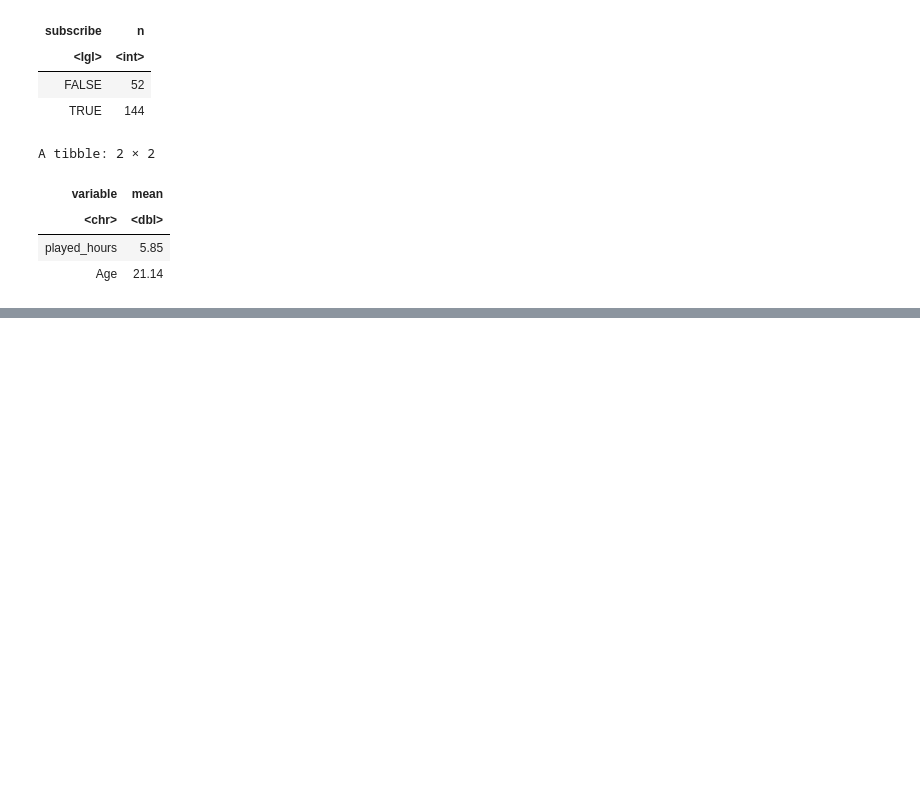
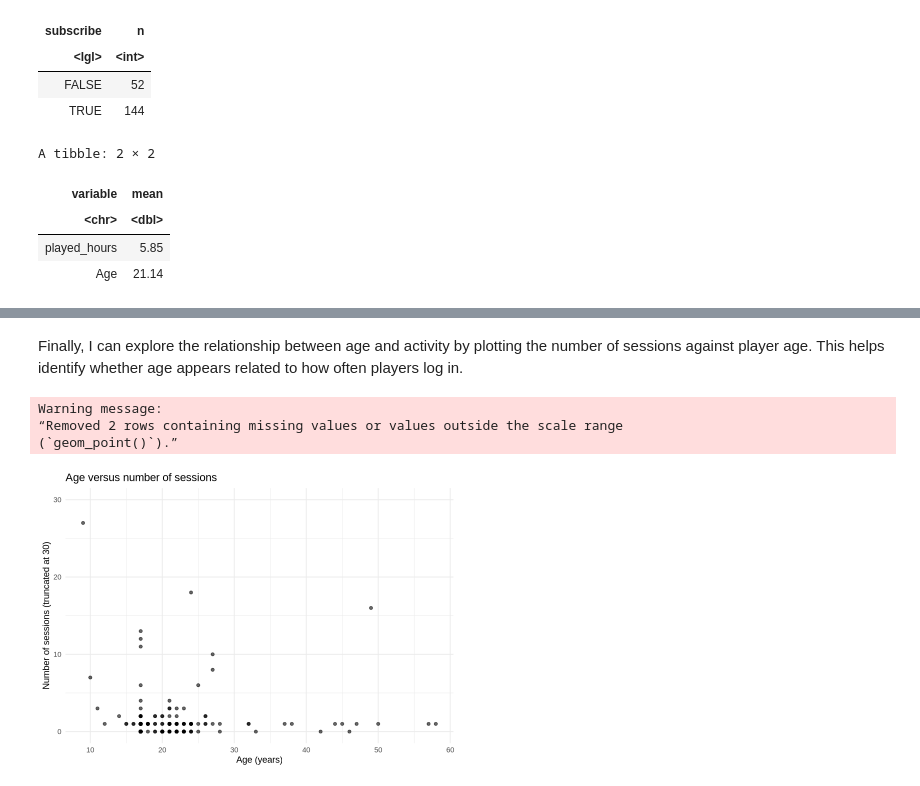
Before and after one commit to Elijah-Lal/Individual-Project-Planning-Stage, a Jupyter notebook: Individual.ipynb, the cells around one changed output, grey strips where cells are left out. Saved outputs shown, nothing was run; the diff lists cells and outputs as text; code cells hidden in the pictures; blank space fills up the shorter version.

```diff
--- a/Individual.ipynb
+++ b/Individual.ipynb
@@ -221,0 +266,17 @@ A tibble: 2 × 2
+# %% [markdown]
+Finally, I can explore the relationship between age and activity by plotting the number of sessions against player age. This helps identify whether age appears related to how often players log in.
+# %%
+ggplot(players_joined, aes(x = Age, y = n_sessions)) +
+  geom_point(alpha = 0.6) +
+  coord_cartesian(ylim = c(0, 30)) +
+  labs(
+    title = "Age versus number of sessions",
+    x = "Age (years)",
+    y = "Number of sessions (truncated at 30)"
+  ) +
+  theme_minimal()
+# %% [output]
+Warning message:
+“Removed 2 rows containing missing values or values outside the scale range
+(`geom_point()`).”
+[figure, added]
```
Also changed, not shown: parts of 6 cells of this notebook.
